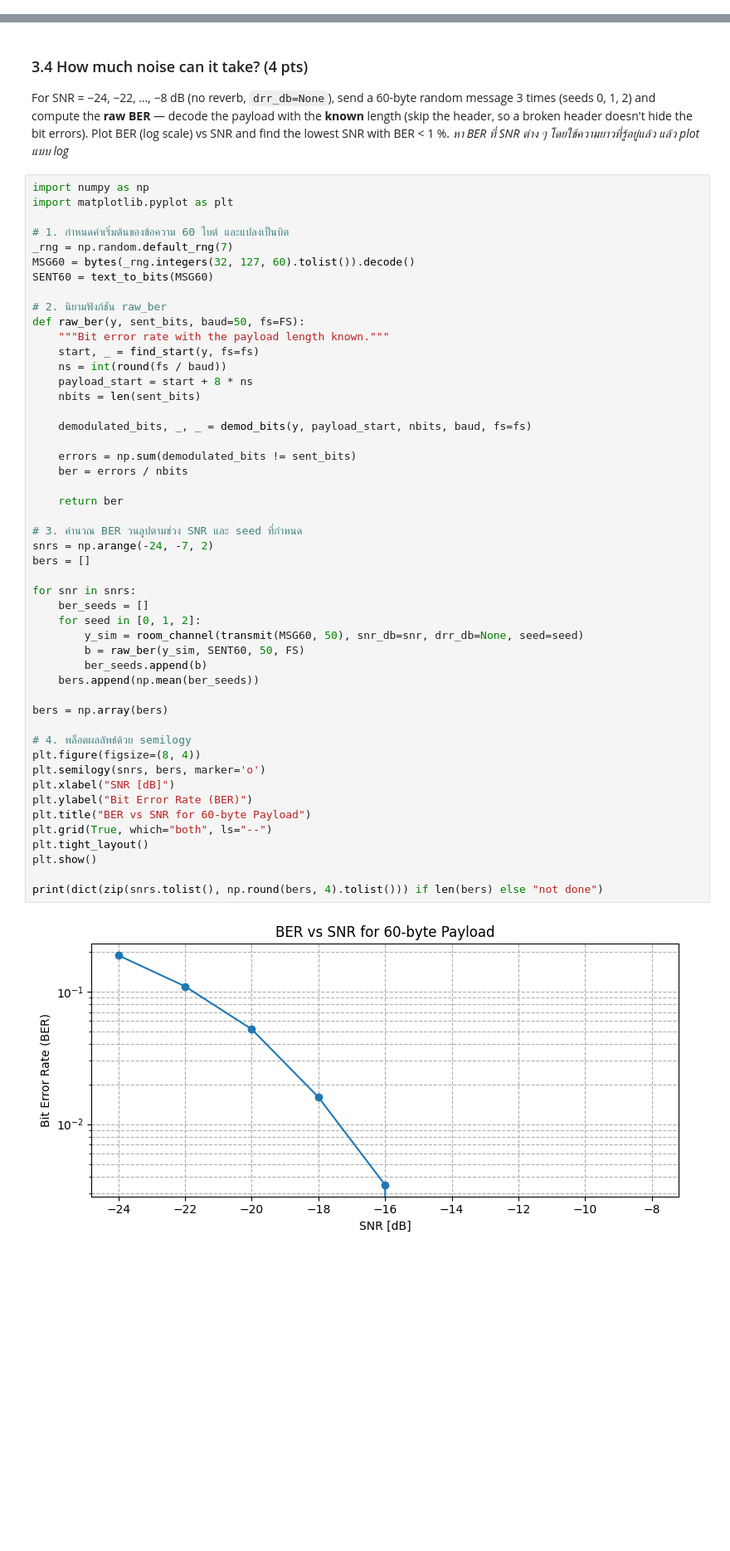
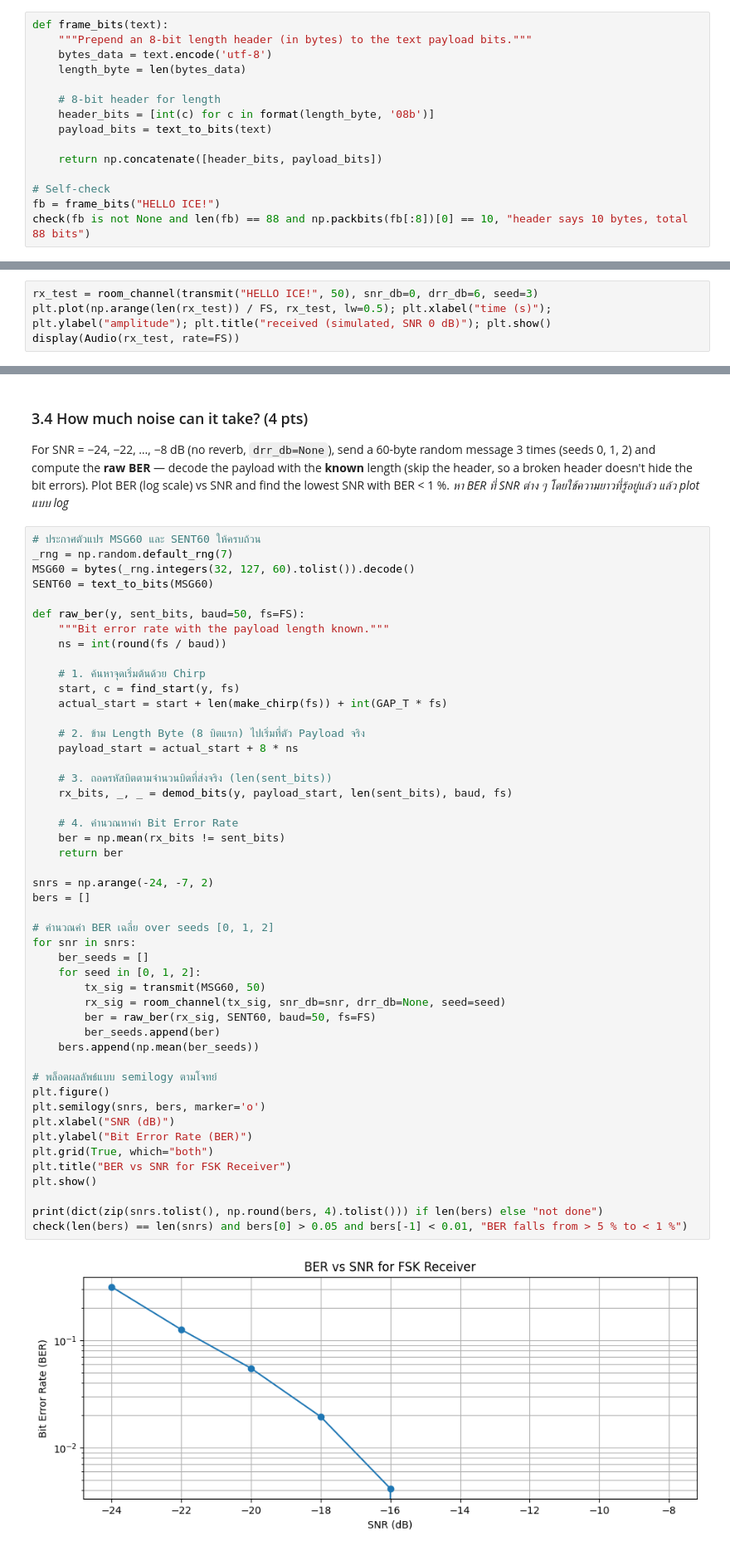
Before and after one commit to naruedisriparn-sketch/DSP, a Jupyter notebook: Y3Lab2_worksheet2256_2272.ipynb, the cells around one changed output, grey strips where cells are left out. Shown at 83% size. Saved outputs shown, nothing was run; the diff lists cells and outputs as text; blank space fills up the shorter version.

```diff
--- a/Y3Lab2_worksheet2256_2272.ipynb
+++ b/Y3Lab2_worksheet2256_2272.ipynb
@@ -181,0 +182,15 @@ def frame_bits(text):
+# %%
+def frame_bits(text):
+    """Prepend an 8-bit length header (in bytes) to the text payload bits."""
+    bytes_data = text.encode('utf-8')
+    length_byte = len(bytes_data)
+
+    # 8-bit header for length
+    header_bits = [int(c) for c in format(length_byte, '08b')]
+    payload_bits = text_to_bits(text)
+
+    return np.concatenate([header_bits, payload_bits])
+
+# Self-check
+fb = frame_bits("HELLO ICE!")
+check(fb is not None and len(fb) == 88 and np.packbits(fb[:8])[0] == 10, "header says 10 bytes, total 88 bits")
@@ -313,0 +340,4 @@ def find_start(y):
+# %%
+rx_test = room_channel(transmit("HELLO ICE!", 50), snr_db=0, drr_db=6, seed=3)
+plt.plot(np.arange(len(rx_test)) / FS, rx_test, lw=0.5); plt.xlabel("time (s)"); plt.ylabel("amplitude"); plt.title("received (simulated, SNR 0 dB)"); plt.show()
+display(Audio(rx_test, rate=FS))
@@ -413,53 +494,52 @@ def receive(y, baud=50, fs=FS):
 For SNR = −24, −22, …, −8 dB (no reverb, `drr_db=None`), send a 60-byte random message 3 times (seeds 0, 1, 2) and compute the **raw BER** — decode the payload with the **known** length (skip the header, so a broken header doesn't hide the bit errors). Plot BER (log scale) vs SNR and find the lowest SNR with BER < 1 %.
 *หา BER ที่ SNR ต่าง ๆ โดยใช้ความยาวที่รู้อยู่แล้ว แล้ว plot แบบ log*
 # %%
-import numpy as np
-import matplotlib.pyplot as plt
-
-# 1. กำหนดค่าเริ่มต้นของข้อความ 60 ไบต์ และแปลงเป็นบิต
+# ประกาศตัวแปร MSG60 และ SENT60 ให้ครบถ้วน
 _rng = np.random.default_rng(7)
 MSG60 = bytes(_rng.integers(32, 127, 60).tolist()).decode()
 SENT60 = text_to_bits(MSG60)
 
-# 2. นิยามฟังก์ชัน raw_ber
 def raw_ber(y, sent_bits, baud=50, fs=FS):
     """Bit error rate with the payload length known."""
-    start, _ = find_start(y, fs=fs)
     ns = int(round(fs / baud))
-    payload_start = start + 8 * ns
-    nbits = len(sent_bits)
 
-    demodulated_bits, _, _ = demod_bits(y, payload_start, nbits, baud, fs=fs)
+    # 1. ค้นหาจุดเริ่มต้นด้วย Chirp
+    start, c = find_start(y, fs)
+    actual_start = start + len(make_chirp(fs)) + int(GAP_T * fs)
 
-    errors = np.sum(demodulated_bits != sent_bits)
-    ber = errors / nbits
+    # 2. ข้าม Length Byte (8 บิตแรก) ไปเริ่มที่ตัว Payload จริง
+    payload_start = actual_start + 8 * ns
 
+    # 3. ถอดรหัสบิตตามจำนวนบิตที่ส่งจริง (len(sent_bits))
+    rx_bits, _, _ = demod_bits(y, payload_start, len(sent_bits), baud, fs)
+
+    # 4. คำนวณหาค่า Bit Error Rate
+    ber = np.mean(rx_bits != sent_bits)
     return ber
 
-# 3. คำนวณ BER วนลูปตามช่วง SNR และ seed ที่กำหนด
 snrs = np.arange(-24, -7, 2)
 bers = []
 
+# คำนวณค่า BER เฉลี่ย over seeds [0, 1, 2]
 for snr in snrs:
     ber_seeds = []
     for seed in [0, 1, 2]:
-        y_sim = room_channel(transmit(MSG60, 50), snr_db=snr, drr_db=None, seed=seed)
-        b = raw_ber(y_sim, SENT60, 50, FS)
-        ber_seeds.append(b)
+        tx_sig = transmit(MSG60, 50)
+        rx_sig = room_channel(tx_sig, snr_db=snr, drr_db=None, seed=seed)
+        ber = raw_ber(rx_sig, SENT60, baud=50, fs=FS)
+        ber_seeds.append(ber)
     bers.append(np.mean(ber_seeds))
 
-bers = np.array(bers)
-
-# 4. พล็อตผลลัพธ์ด้วย semilogy
-plt.figure(figsize=(8, 4))
+# พล็อตผลลัพธ์แบบ semilogy ตามโจทย์
+plt.figure()
 plt.semilogy(snrs, bers, marker='o')
-plt.xlabel("SNR [dB]")
+plt.xlabel("SNR (dB)")
 plt.ylabel("Bit Error Rate (BER)")
-plt.title("BER vs SNR for 60-byte Payload")
-plt.grid(True, which="both", ls="--")
-plt.tight_layout()
+plt.grid(True, which="both")
+plt.title("BER vs SNR for FSK Receiver")
 plt.show()
 
 print(dict(zip(snrs.tolist(), np.round(bers, 4).tolist())) if len(bers) else "not done")
+check(len(bers) == len(snrs) and bers[0] > 0.05 and bers[-1] < 0.01, "BER falls from > 5 % to < 1 %")
 # %% [output]
-[figure, old version]
+[figure, new version]
```
Also changed, not shown: parts of 37 cells of this notebook.
